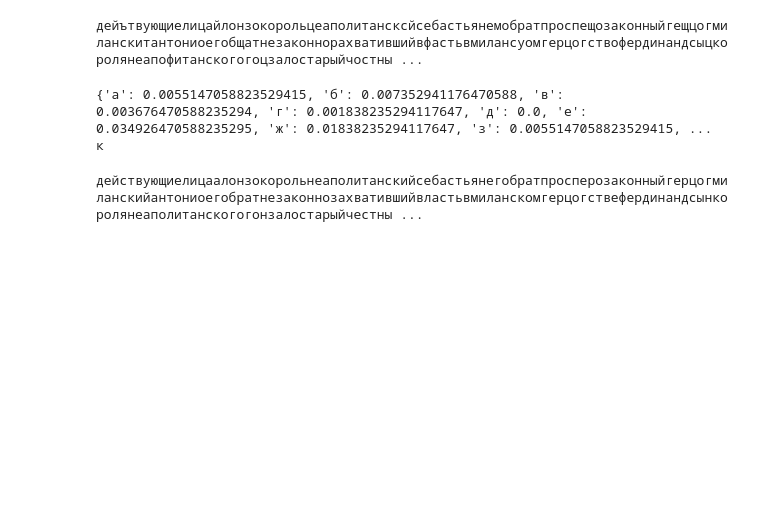
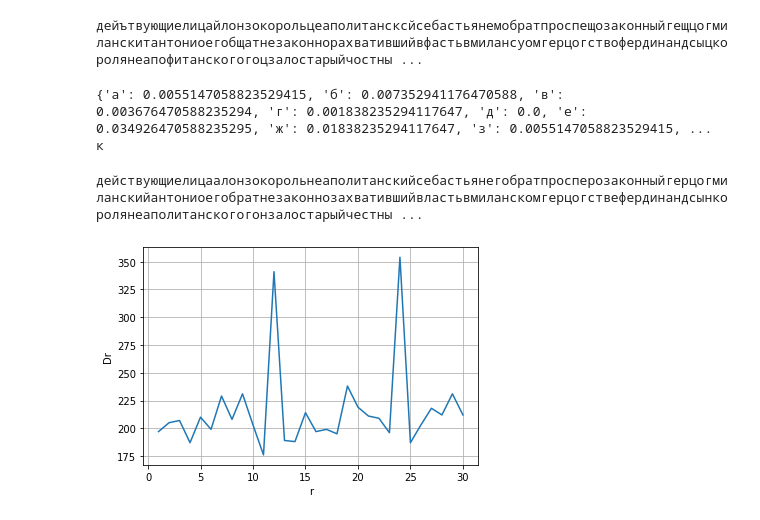
Before and after one commit to yeahloveninja/crypto-22-23, a Jupyter notebook: cp2/sapehin_fb-02_yesafiev_fb-02_cp2/decrypt.ipynb, the cells around one changed output. Saved outputs shown, nothing was run; the diff lists cells and outputs as text; code cells hidden in the pictures; blank space fills up the shorter version.

Commit message:
[cp2]: added protocol and created output directory with result texts and values

```diff
--- a/cp2/sapehin_fb-02_yesafiev_fb-02_cp2/decrypt.ipynb
+++ b/cp2/sapehin_fb-02_yesafiev_fb-02_cp2/decrypt.ipynb
@@ -58,12 +64,16 @@ r = 30
 [0.04354627320001691, 0.04363082907030821, 0.040840485350695475, 0.05242463958060288, 0.044856889189531984, 0.03881114446370439, 0.038092419566228386, 0.03834608717710227, 0.04105187502642371, 0.04392 ...
 # %%
 # 2nd method
+dfr = []
+dfdr = []
 for r in range(1, 31):
     dr = 0
     for i in range(len(ciphered) - r):
         if ciphered[i] == ciphered[i+r]:
             dr += 1
     print(f'r = {r} | Dr = {dr}')
+    dfr.append(r)
+    dfdr.append(dr)
 # %% [output]
 r = 1 | Dr = 197
 r = 2 | Dr = 205
@@ -135,7 +145,10 @@ print(get_key_letter('ш'))
 # %% [output]
 {'а': 0.0055147058823529415, 'б': 0.007352941176470588, 'в': 0.003676470588235294, 'г': 0.001838235294117647, 'д': 0.0, 'е': 0.034926470588235295, 'ж': 0.01838235294117647, 'з': 0.0055147058823529415, ...
 к
-# %%
-print(decrypt(ciphered, 'вшекспирбуря'))
-# %% [output]
-действующиелицаалонзокорольнеаполитанскийсебастьянегобратпросперозаконныйгерцогмиланскийантониоегобратнезаконнозахватившийвластьвмиланскомгерцогствефердинандсынкоролянеаполитанскогогонзалостарыйчестны ...
+# %%
+deciphered = decrypt(ciphered, 'вшекспирбуря')
+print(deciphered)
+with open('output/deciphered.txt', 'w', encoding="utf-8") as f:
+        f.write(deciphered)
+# %% [output]
+действующиелицаалонзокорольнеаполитанскийсебастьянегобратпросперозаконныйгерцогмиланскийантониоегобратнезаконнозахватившийвластьвмиланскомгерцогствефердинандсынкоролянеаполитанскогогонзалостарыйчестны ...
@@ -141,0 +162,12 @@ print(decrypt(ciphered, 'вшекспирбуря'))
+# %%
+x = np.array(dfr)
+y = np.array(dfdr)
+
+plt.plot(x, y)
+plt.xlabel("r")
+plt.ylabel("Dr")
+plt.grid()
+
+plt.show()
+# %% [output]
+[figure, added]
```
Also changed, not shown: parts of 2 cells of this notebook, 10 other files.
